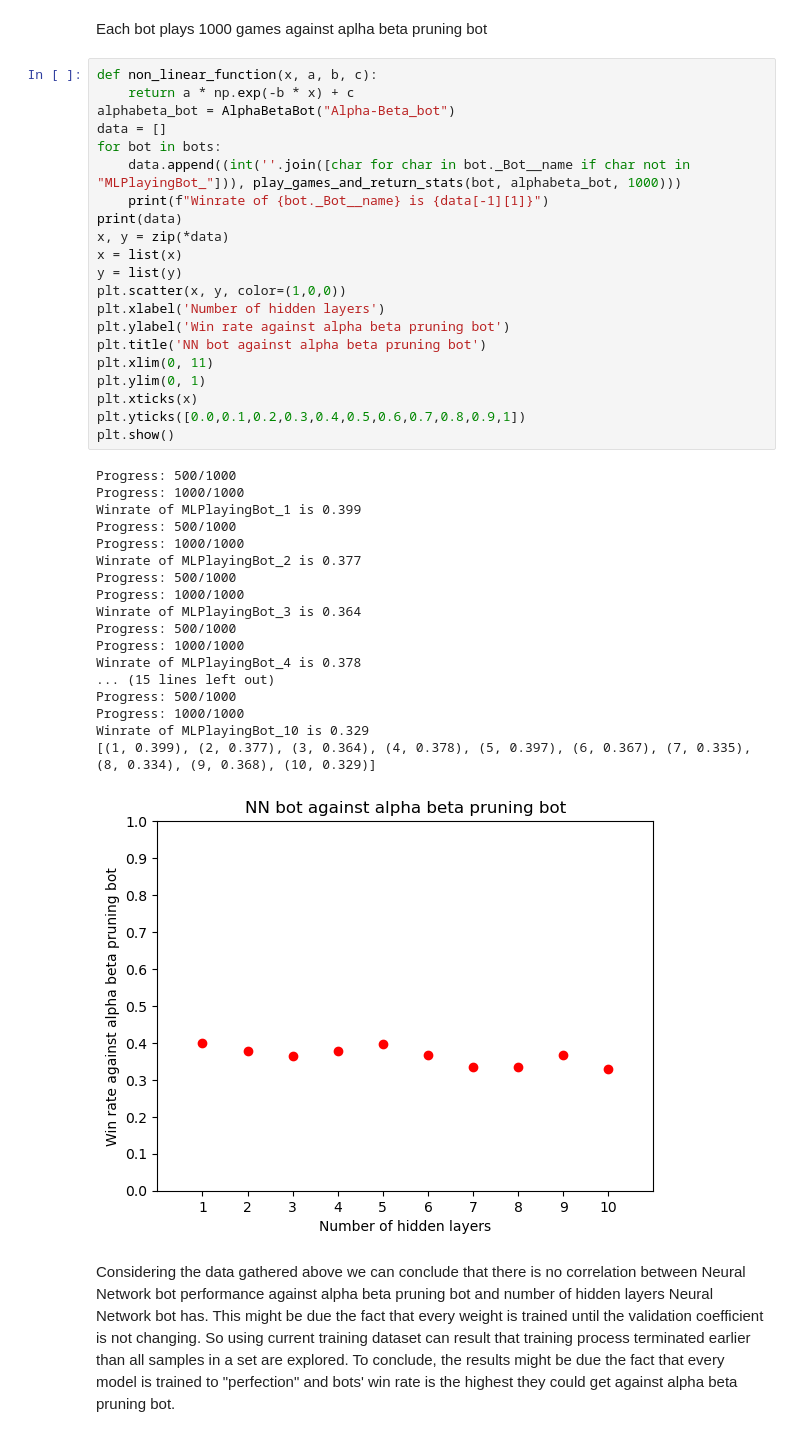
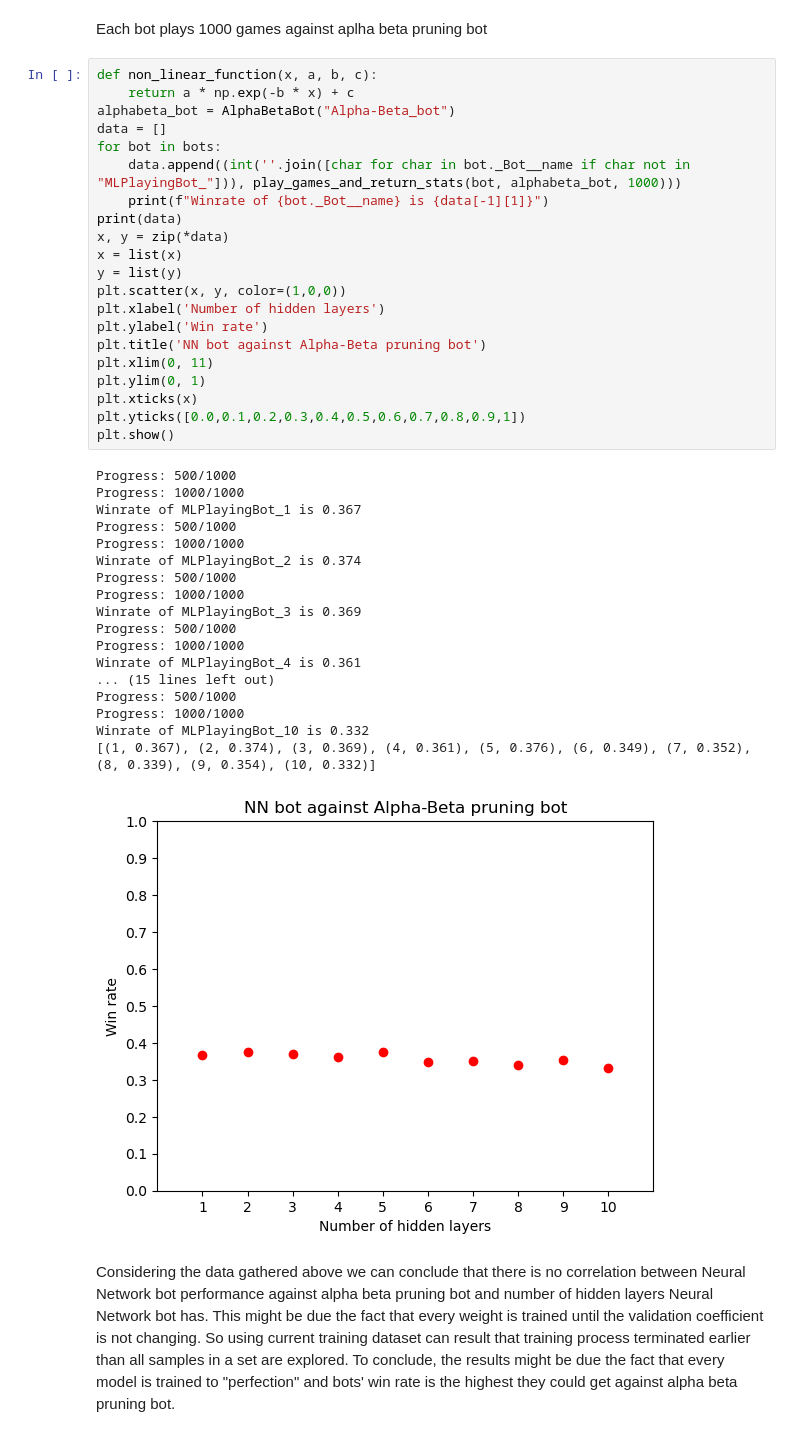
Before and after one commit to Vseonym/Project-Intelligent-Systems, a Jupyter notebook: Project_related/Experiment.ipynb, the cells around one changed output. Drawn from its saved outputs; the diff is of its cells as text.

Commit message:
graph

```diff
--- a/Project_related/Experiment.ipynb
+++ b/Project_related/Experiment.ipynb
@@ -52,41 +52,41 @@ Each bot plays 1000 games against aplha beta pruning bot
 def non_linear_function(x, a, b, c):
     return a * np.exp(-b * x) + c
 alphabeta_bot = AlphaBetaBot("Alpha-Beta_bot")
 data = []
 for bot in bots:
     data.append((int(''.join([char for char in bot._Bot__name if char not in "MLPlayingBot_"])), play_games_and_return_stats(bot, alphabeta_bot, 1000)))
     print(f"Winrate of {bot._Bot__name} is {data[-1][1]}")
 print(data)
 x, y = zip(*data)
 x = list(x)
 y = list(y)
 plt.scatter(x, y, color=(1,0,0))
 plt.xlabel('Number of hidden layers')
-plt.ylabel('Win rate against alpha beta pruning bot')
-plt.title('NN bot against alpha beta pruning bot')
+plt.ylabel('Win rate')
+plt.title('NN bot against Alpha-Beta pruning bot')
 plt.xlim(0, 11)
 plt.ylim(0, 1)
 plt.xticks(x)
 plt.yticks([0.0,0.1,0.2,0.3,0.4,0.5,0.6,0.7,0.8,0.9,1])
 plt.show()
 # %% [output]
 Progress: 500/1000
 Progress: 1000/1000
-Winrate of MLPlayingBot_1 is 0.399
+Winrate of MLPlayingBot_1 is 0.367
 Progress: 500/1000
 Progress: 1000/1000
-Winrate of MLPlayingBot_2 is 0.377
+Winrate of MLPlayingBot_2 is 0.374
 Progress: 500/1000
 Progress: 1000/1000
-Winrate of MLPlayingBot_3 is 0.364
+Winrate of MLPlayingBot_3 is 0.369
 Progress: 500/1000
 Progress: 1000/1000
-Winrate of MLPlayingBot_4 is 0.378
+Winrate of MLPlayingBot_4 is 0.361
 ... (15 lines left out)
 Progress: 500/1000
 Progress: 1000/1000
-Winrate of MLPlayingBot_10 is 0.329
-[(1, 0.399), (2, 0.377), (3, 0.364), (4, 0.378), (5, 0.397), (6, 0.367), (7, 0.335), (8, 0.334), (9, 0.368), (10, 0.329)]
+Winrate of MLPlayingBot_10 is 0.332
+[(1, 0.367), (2, 0.374), (3, 0.369), (4, 0.361), (5, 0.376), (6, 0.349), (7, 0.352), (8, 0.339), (9, 0.354), (10, 0.332)]
-[figure, old version]
+[figure, new version]
 # %% [markdown]
 Considering the data gathered above we can conclude that there is no correlation between Neural Network bot performance against alpha beta pruning bot and number of hidden layers Neural Network bot has. This might be due the fact that every weight is trained until the validation coefficient is not changing. So using current training dataset can result that training process terminated earlier than all samples in a set are explored. To conclude, the results might be due the fact that every model is trained to "perfection" and bots' win rate is the highest they could get against alpha beta pruning bot.
```
